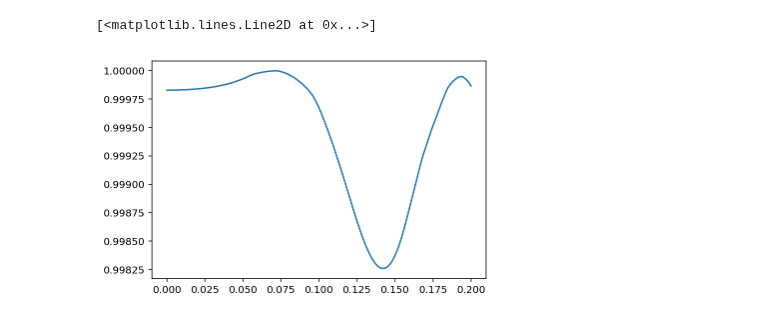
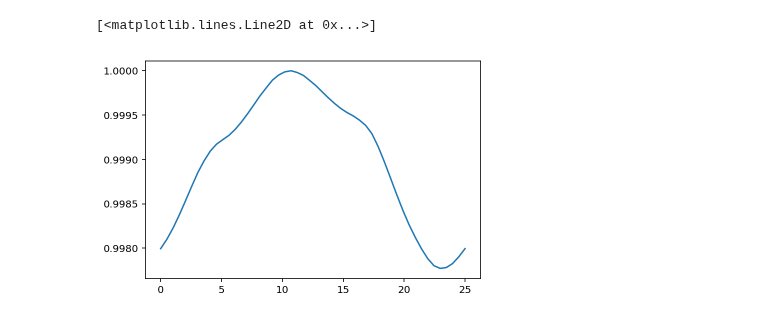
Before and after one commit to bmorris3/libra, a Jupyter notebook: notebooks/spotrotation.ipynb, the cells around one changed output. Drawn from its saved outputs; the diff is of its cells as text; code cells hidden in the pictures.

```diff
--- a/notebooks/spotrotation.ipynb
+++ b/notebooks/spotrotation.ipynb
@@ -12,16 +12,16 @@ from libra.starspots import Star, Spot
 # %%
 spots = [Spot.from_sunspot_distribution(90*u.deg, radius_multiplier=5)
          for i in range(10)]
 
 sun = Star(spots, inclination=90*u.deg)
 
-times = np.linspace(0, 0.2, 200)
+times = np.linspace(0, 25, 50)
 f = sun.flux(times)
 
 plt.plot(times, f/np.max(f))
 # %% [output]
 [<matplotlib.lines.Line2D at 0x...>]
-[figure, old version]
+[figure, new version]
 # %%
 sun.plot()
 # %% [output]
```
Also changed, not shown: parts of 4 cells of this notebook, 8 other files.
